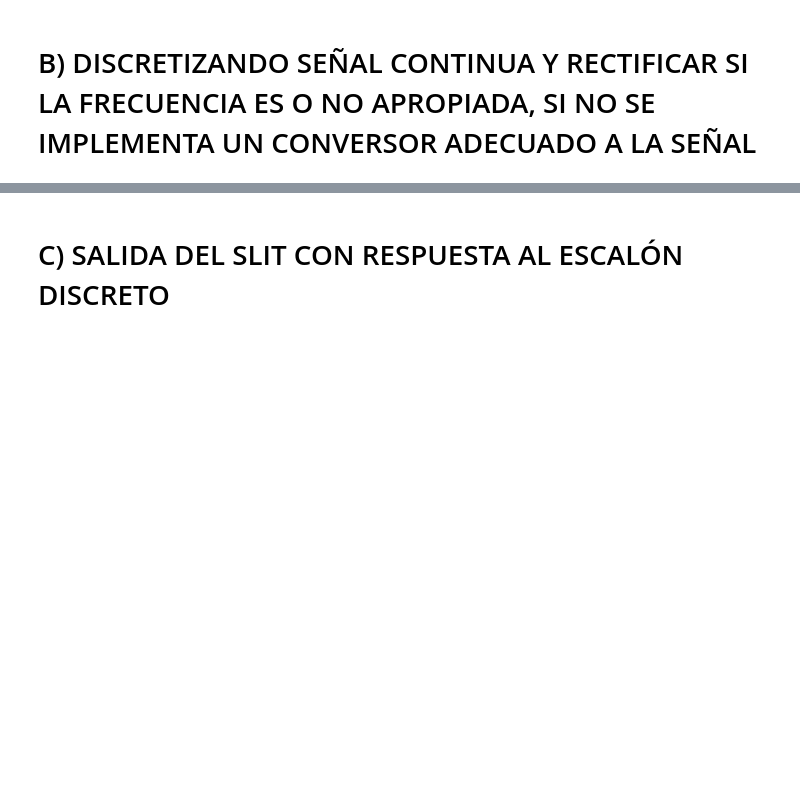
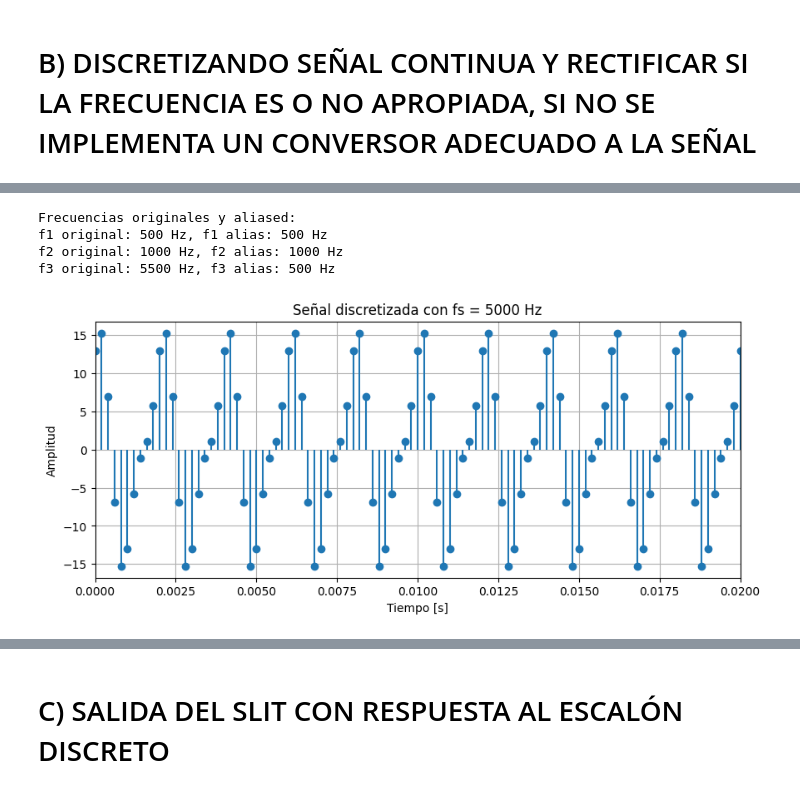
Before and after one commit to JulianDR26/Se-ales-y-Sistemas-2024-1S, a Jupyter notebook: PARCIAL_1_SEÑALES_Y_SISTEMAS.ipynb, the cells around one changed output, grey strips where cells are left out. Drawn from its saved outputs; the diff is of its cells as text; code cells hidden in the pictures; blank space fills up the shorter version.

```diff
--- a/PARCIAL_1_SEÑALES_Y_SISTEMAS.ipynb
+++ b/PARCIAL_1_SEÑALES_Y_SISTEMAS.ipynb
@@ -73,0 +74,57 @@ plt.show()
+# %%
+# Frecuencia de muestreo
+fs = 5000  # 5 kHz
+T = 1  # Duración de la señal (1 segundo)
+
+# Tiempo discreto
+n = np.arange(0, T, 1/fs)
+
+# Frecuencias originales
+f1 = 500
+f2 = 1000
+f3 = 5500
+
+# Frecuencia de Nyquist
+f_Nyquist = fs / 2
+
+# Cálculo de las frecuencias aliased
+# Verificación de aliasing
+if f1 > f_Nyquist:
+    f1_alias = abs(f1 - round(f1 / fs) * fs)
+else:
+    f1_alias = f1
+
+if f2 > f_Nyquist:
+    f2_alias = abs(f2 - round(f2 / fs) * fs)
+else:
+    f2_alias = f2
+
+if f3 > f_Nyquist:
+    f3_alias = abs(f3 - round(f3 / fs) * fs)
+else:
+    f3_alias = f3
+
+print("Frecuencias originales y aliased:")
+print(f"f1 original: {f1} Hz, f1 alias: {f1_alias} Hz")
+print(f"f2 original: {f2} Hz, f2 alias: {f2_alias} Hz")
+print(f"f3 original: {f3} Hz, f3 alias: {f3_alias} Hz")
+# Generar la señal discretizada
+x_n = 3 * np.cos(2 * np.pi * f1_alias * n) + \
+      5 * np.sin(2 * np.pi * f2_alias * n) + \
+      10 * np.cos(2 * np.pi * f3_alias * n)
+
+# Graficar la señal discretizada
+plt.figure(figsize=(10, 4))
+plt.stem(n, x_n, basefmt=" ", use_line_collection=True)
+plt.title(f'Señal discretizada con fs = {fs} Hz')
+plt.xlabel('Tiempo [s]')
+plt.ylabel('Amplitud')
+plt.xlim(0, 0.02)
+plt.grid(True)
+plt.show()
+# %% [output]
+Frecuencias originales y aliased:
+f1 original: 500 Hz, f1 alias: 500 Hz
+f2 original: 1000 Hz, f2 alias: 1000 Hz
+f3 original: 5500 Hz, f3 alias: 500 Hz
+[figure, added]
```
Also changed, not shown: parts of 12 cells of this notebook.
